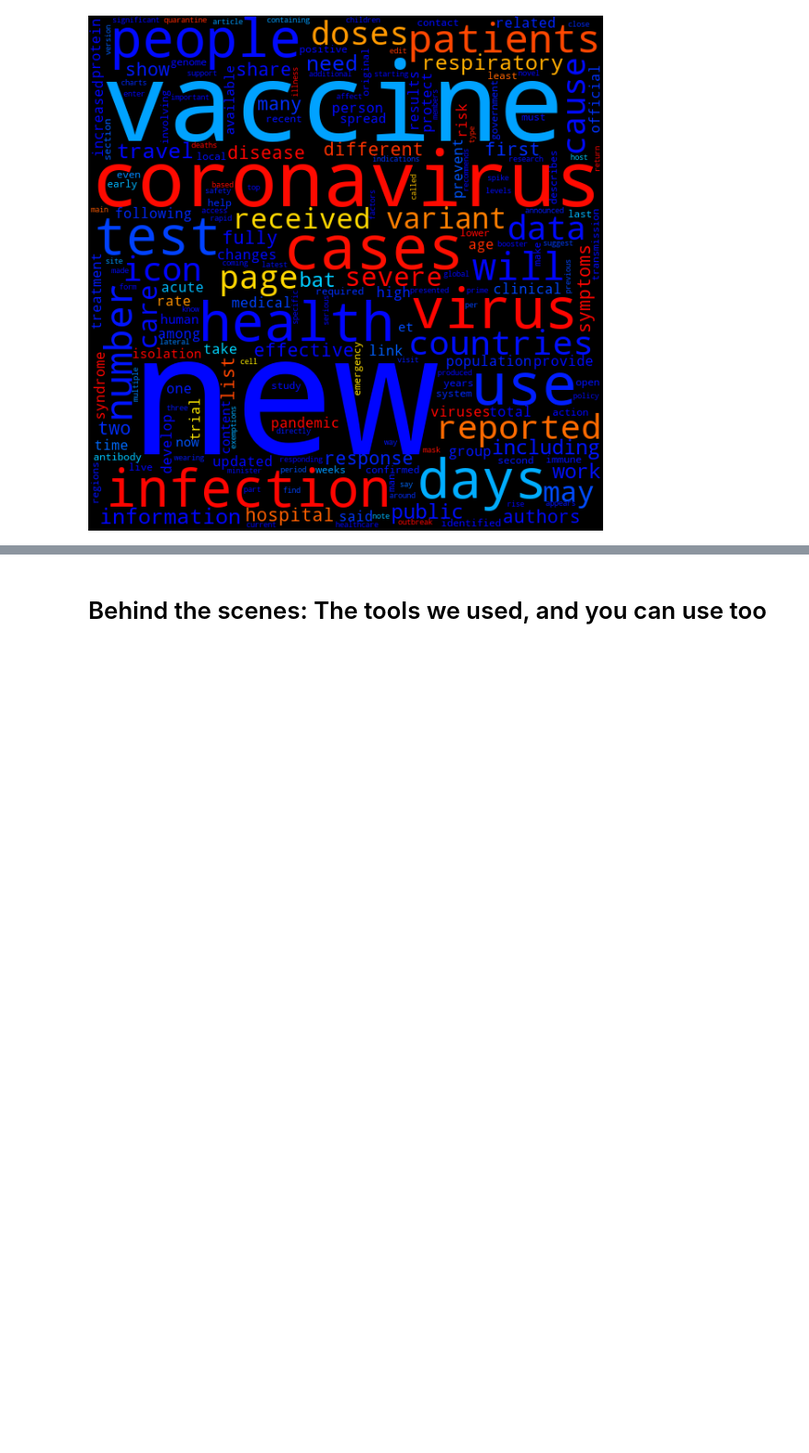
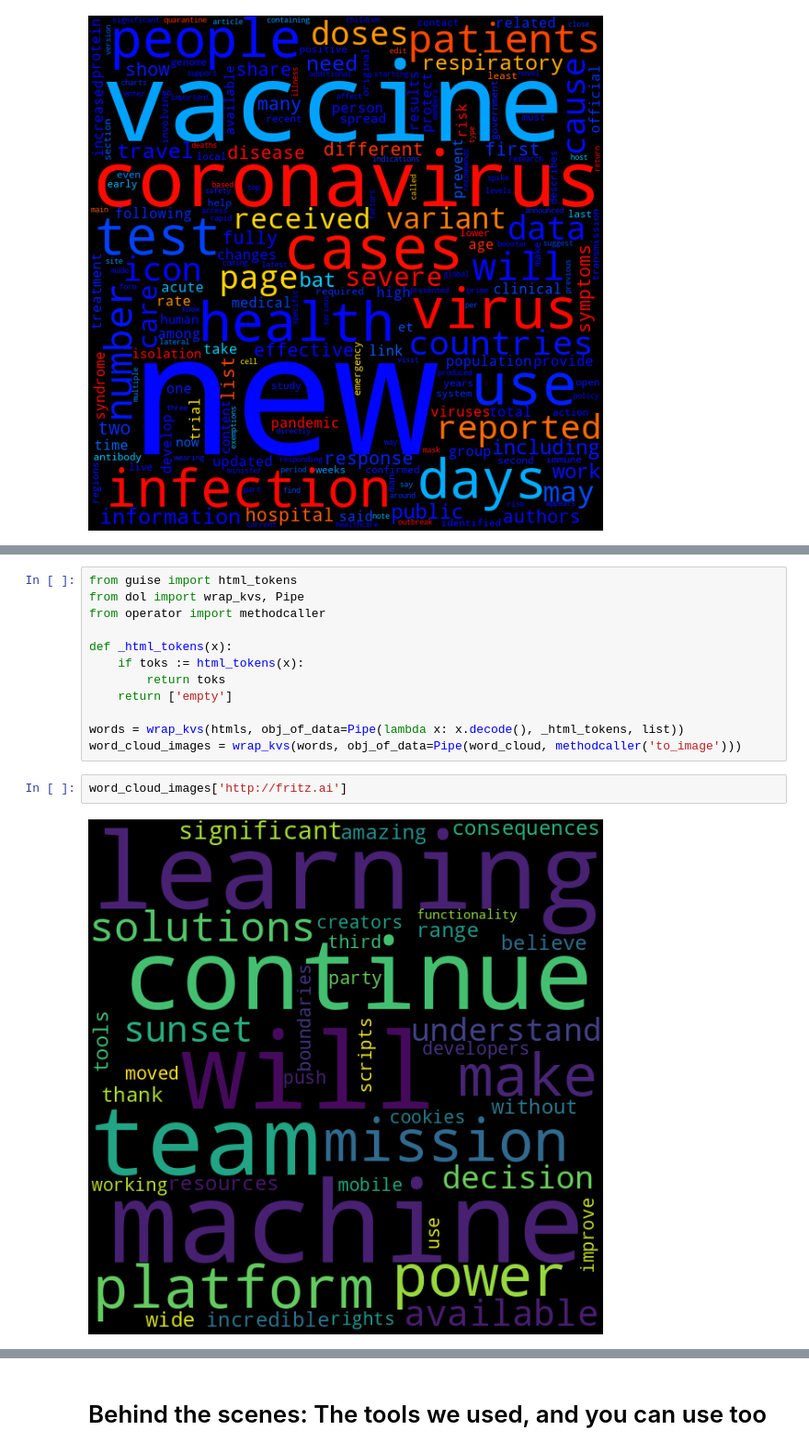
Before and after one commit to thorwhalen/guise, a Jupyter notebook: misc/guise demo.ipynb, the cells around one changed output, grey strips where cells are left out. Shown at 92% size. Saved outputs shown, nothing was run; the diff lists cells and outputs as text; blank space fills up the shorter version.

```diff
--- a/misc/guise demo.ipynb
+++ b/misc/guise demo.ipynb
@@ -38,0 +160,16 @@ word_cloud(word_count, color_func=sentiment_color).to_image()
+# %%
+from guise import html_tokens
+from dol import wrap_kvs, Pipe
+from operator import methodcaller
+
+def _html_tokens(x):
+    if toks := html_tokens(x):
+        return toks
+    return ['empty']
+
+words = wrap_kvs(htmls, obj_of_data=Pipe(lambda x: x.decode(), _html_tokens, list))
+word_cloud_images = wrap_kvs(words, obj_of_data=Pipe(word_cloud, methodcaller('to_image')))
+# %%
+word_cloud_images['http://fritz.ai']
+# %% [output]
+[figure, added]
```
Also changed, not shown: parts of 35 cells of this notebook.
